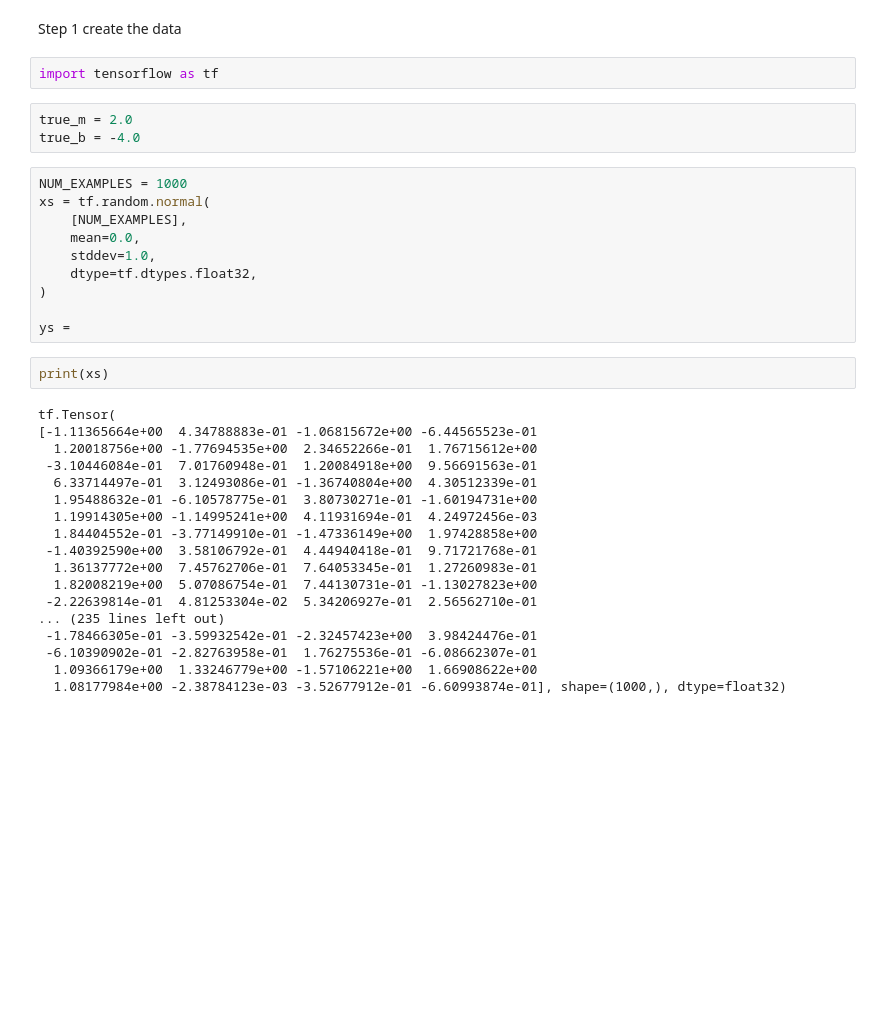
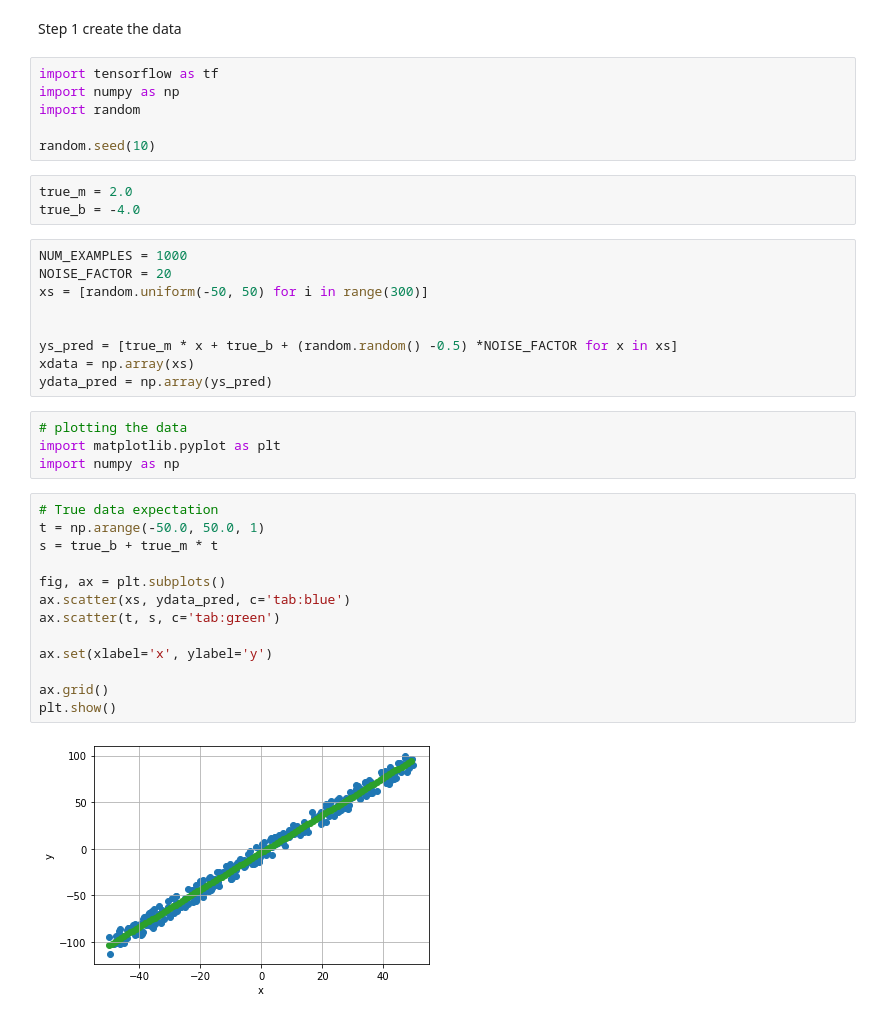
Before and after one commit to davidpitkanen/tensorflowbasics, a Jupyter notebook: helloworld.ipynb, the cells around one changed output. Cells and saved outputs as stored; diff of their text form; blank space fills up the shorter version.

```diff
--- a/helloworld.ipynb
+++ b/helloworld.ipynb
@@ -4,36 +4,38 @@ This is the hello world program for tensorflow.  This basically just involves cr
 Step 1 create the data
 # %%
 import tensorflow as tf
+import numpy as np
+import random
+
+random.seed(10)
 # %%
 true_m = 2.0
 true_b = -4.0
 # %%
 NUM_EXAMPLES = 1000
-xs = tf.random.normal(
-    [NUM_EXAMPLES],
-    mean=0.0,
-    stddev=1.0,
-    dtype=tf.dtypes.float32,
-)
+NOISE_FACTOR = 20
+xs = [random.uniform(-50, 50) for i in range(300)]
 
-ys =
+
+ys_pred = [true_m * x + true_b + (random.random() -0.5) *NOISE_FACTOR for x in xs]
+xdata = np.array(xs)
+ydata_pred = np.array(ys_pred)
 # %%
-print(xs)
+# plotting the data
+import matplotlib.pyplot as plt
+import numpy as np
-# %% [output]
-tf.Tensor(
-[-1.11365664e+00  4.34788883e-01 -1.06815672e+00 -6.44565523e-01
-  1.20018756e+00 -1.77694535e+00  2.34652266e-01  1.76715612e+00
- -3.10446084e-01  7.01760948e-01  1.20084918e+00  9.56691563e-01
-  6.33714497e-01  3.12493086e-01 -1.36740804e+00  4.30512339e-01
-  1.95488632e-01 -6.10578775e-01  3.80730271e-01 -1.60194731e+00
-  1.19914305e+00 -1.14995241e+00  4.11931694e-01  4.24972456e-03
-  1.84404552e-01 -3.77149910e-01 -1.47336149e+00  1.97428858e+00
- -1.40392590e+00  3.58106792e-01  4.44940418e-01  9.71721768e-01
-  1.36137772e+00  7.45762706e-01  7.64053345e-01  1.27260983e-01
-  1.82008219e+00  5.07086754e-01  7.44130731e-01 -1.13027823e+00
- -2.22639814e-01  4.81253304e-02  5.34206927e-01  2.56562710e-01
-... (235 lines left out)
- -1.78466305e-01 -3.59932542e-01 -2.32457423e+00  3.98424476e-01
- -6.10390902e-01 -2.82763958e-01  1.76275536e-01 -6.08662307e-01
-  1.09366179e+00  1.33246779e+00 -1.57106221e+00  1.66908622e+00
-  1.08177984e+00 -2.38784123e-03 -3.52677912e-01 -6.60993874e-01], shape=(1000,), dtype=float32)
+# %%
+# True data expectation
+t = np.arange(-50.0, 50.0, 1)
+s = true_b + true_m * t
+
+fig, ax = plt.subplots()
+ax.scatter(xs, ydata_pred, c='tab:blue')
+ax.scatter(t, s, c='tab:green')
+
+ax.set(xlabel='x', ylabel='y')
+
+ax.grid()
+plt.show()
+# %% [output]
+[figure, added]
```
Also changed, not shown: parts of 4 cells of this notebook.
